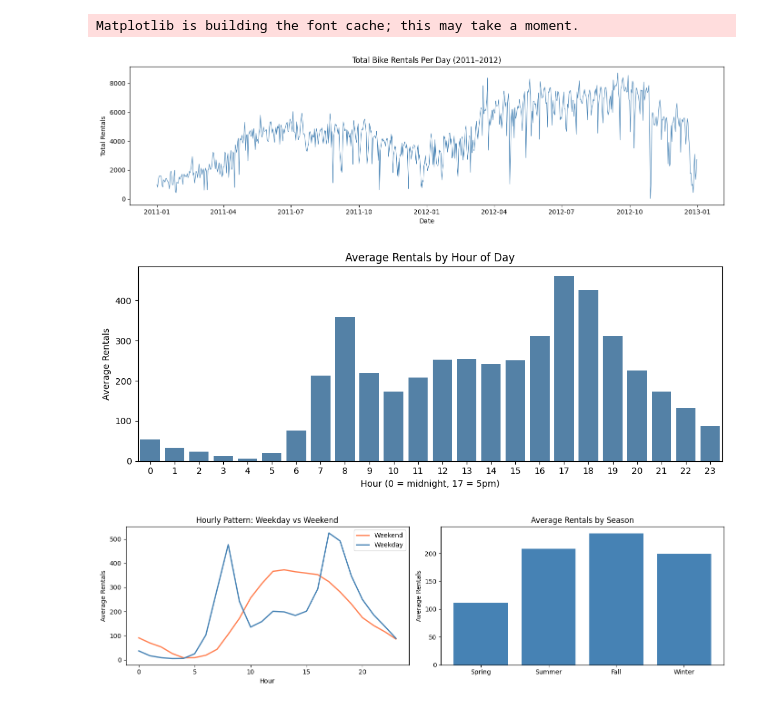
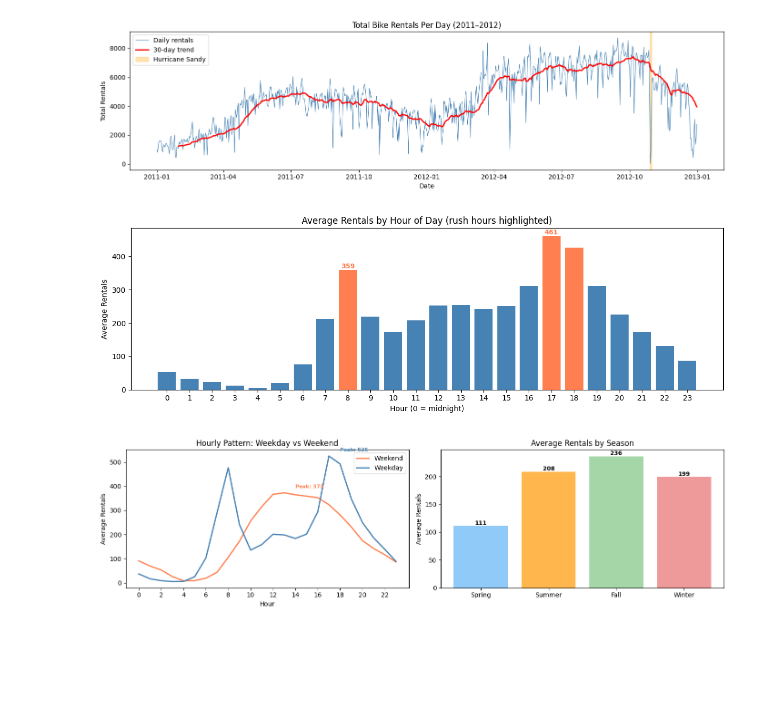
Before and after one commit to caffine-fueled-cat/bike-sharing-demand-analysis, a Jupyter notebook: analysis.ipynb, the cells around one changed output. Saved outputs shown, nothing was run; the diff lists cells and outputs as text; code cells hidden in the pictures; blank space fills up the shorter version.

Commit message:
Update analysis with improved visualizations

```diff
--- a/analysis.ipynb
+++ b/analysis.ipynb
@@ -57,56 +69,89 @@ Basic statistics:
 # %%
 import matplotlib.pyplot as plt
+import numpy as np
 
 df['dteday'] = pd.to_datetime(df['dteday'])
-
 daily = df.groupby('dteday')['cnt'].sum()
 
 plt.figure(figsize=(14, 4))
-plt.plot(daily.index, daily.values, color='steelblue', linewidth=0.8)
+plt.plot(daily.index, daily.values, color='steelblue', linewidth=0.8, label='Daily rentals')
+
+# Add a 30-day rolling average trend line
+rolling = daily.rolling(30).mean()
+plt.plot(daily.index, rolling.values, color='red', linewidth=2, label='30-day trend')
+
+# Highlight Hurricane Sandy
+plt.axvspan('2012-10-28', '2012-10-31', color='orange', alpha=0.3, label='Hurricane Sandy')
+
 plt.title('Total Bike Rentals Per Day (2011–2012)')
 plt.xlabel('Date')
 plt.ylabel('Total Rentals')
+plt.legend()
 plt.tight_layout()
 plt.show()
 # %% [output]
-Matplotlib is building the font cache; this may take a moment.
-[figure, old version]
+[figure, new version]
 # %%
 import seaborn as sns
 
 hourly = df.groupby('hr')['cnt'].mean()
 
-plt.figure(figsize=(10, 4))
-sns.barplot(x=hourly.index, y=hourly.values, color='steelblue')
-plt.title('Average Rentals by Hour of Day')
-plt.xlabel('Hour (0 = midnight, 17 = 5pm)')
+# Color rush hours differently
+colors = ['coral' if h in [8, 17, 18] else 'steelblue' for h in hourly.index]
+
+plt.figure(figsize=(12, 4))
+bars = plt.bar(hourly.index, hourly.values, color=colors)
+
+# Add value labels on the two biggest bars
+for h in [8, 17]:
+    plt.text(h, hourly[h] + 5, f'{hourly[h]:.0f}',
+             ha='center', fontsize=9, fontweight='bold', color='coral')
+
+plt.title('Average Rentals by Hour of Day (rush hours highlighted)')
+plt.xlabel('Hour (0 = midnight)')
 plt.ylabel('Average Rentals')
+plt.xticks(range(24))
 plt.tight_layout()
 plt.show()
 # %% [output]
-[figure, old version]
+[figure, new version]
 # %%
 fig, axes = plt.subplots(1, 2, figsize=(14, 4))
 
-# Weekdays vs Weekends by hour
+# Left — Weekday vs Weekend
 for day_type, label, color in [(0, 'Weekend', 'coral'), (1, 'Weekday', 'steelblue')]:
     subset = df[df['workingday'] == day_type]
     hourly = subset.groupby('hr')['cnt'].mean()
     axes[0].plot(hourly.index, hourly.values, label=label, color=color, linewidth=2)
+    # Mark the peak hour
+    peak_hr = hourly.idxmax()
+    axes[0].annotate(f'Peak: {hourly[peak_hr]:.0f}',
+                     xy=(peak_hr, hourly[peak_hr]),
+                     xytext=(peak_hr + 1, hourly[peak_hr] + 20),
+                     fontsize=8, color=color, fontweight='bold')
 
 axes[0].set_title('Hourly Pattern: Weekday vs Weekend')
 axes[0].set_xlabel('Hour')
 axes[0].set_ylabel('Average Rentals')
 axes[0].legend()
+axes[0].set_xticks(range(0, 24, 2))
 
-# By season
+# Right — Season
 seasonal = df.groupby('season')['cnt'].mean()
-axes[1].bar(['Spring','Summer','Fall','Winter'], seasonal.values, color='steelblue')
+season_colors = ['#90CAF9', '#FFB74D', '#A5D6A7', '#EF9A9A']
+bars = axes[1].bar(['Spring','Summer','Fall','Winter'],
+                    seasonal.values, color=season_colors)
+
+# Add value on top of each bar
+for bar, val in zip(bars, seasonal.values):
+    axes[1].text(bar.get_x() + bar.get_width()/2, bar.get_height() + 2,
+                f'{val:.0f}', ha='center', fontsize=9, fontweight='bold')
+
 axes[1].set_title('Average Rentals by Season')
 axes[1].set_ylabel('Average Rentals')
 
 plt.tight_layout()
 plt.show()
 # %% [output]
-[figure, old version]
+[figure, new version]
 # %%
```
Also changed, not shown: parts of 6 cells of this notebook.
